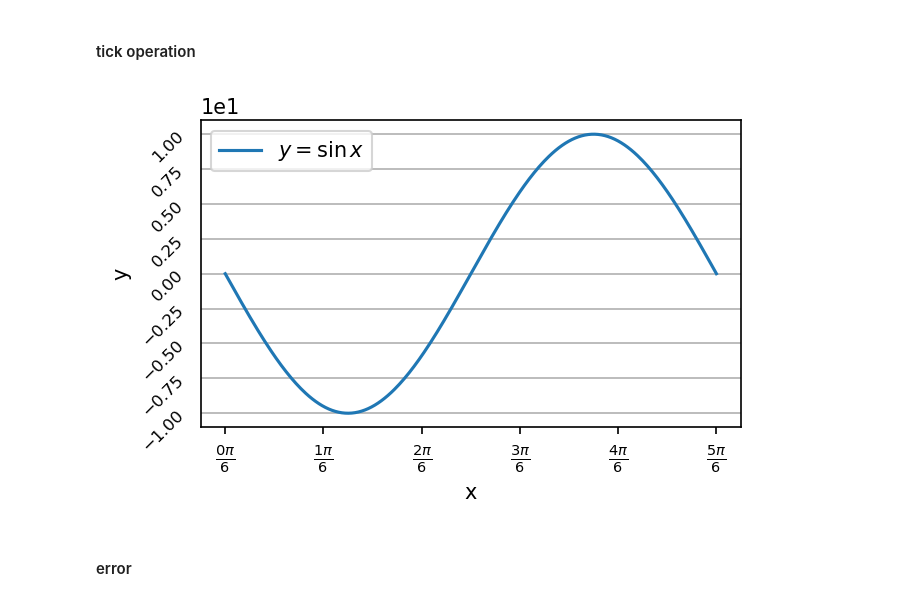
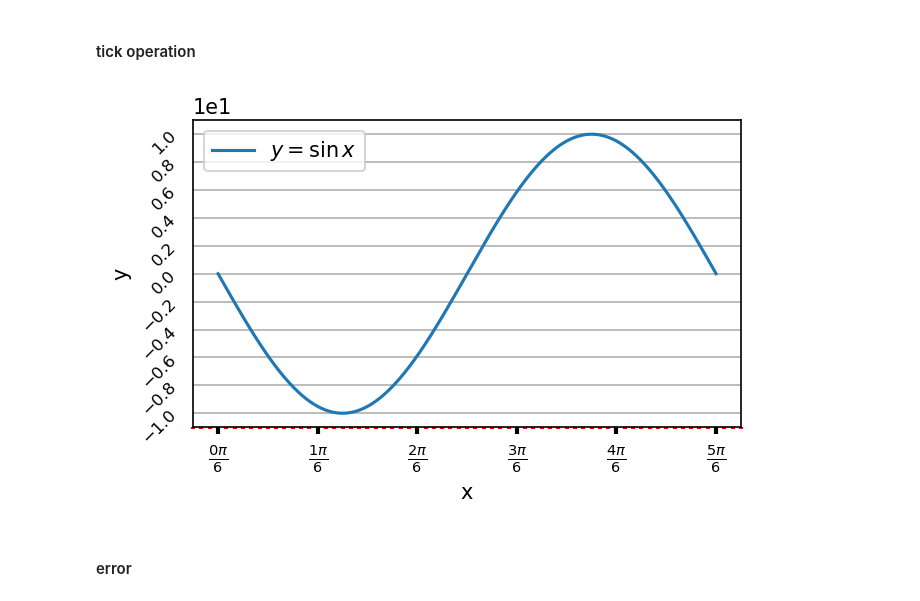
Before and after one commit to dw839566105/dw839566105.jekyll, a Jupyter notebook: ipynb/basics.ipynb, the cells around one changed output. Drawn from its saved outputs; the diff is of its cells as text; code cells hidden in the pictures.

```diff
--- a/ipynb/basics.ipynb
+++ b/ipynb/basics.ipynb
@@ -102,6 +119,7 @@ plt.close()
 # %% [markdown]
 #### tick operation
 # %%
+from matplotlib.ticker import (MultipleLocator, AutoMinorLocator)
 x = np.linspace(-np.pi, np.pi, 300)
 y = 1e1*np.sin(x)
 
@@ -114,37 +132,46 @@ ax.plot(x,y,label='$y=\sin x$')
 ax.set_xlabel('x')
 ax.set_ylabel('y')
 ax.legend(fontsize=10)
 
 
 # ticks
 ax.tick_params(which="both", bottom=True)
 ax.tick_params(which="both", left=False)
 
 # bins
 ax.locator_params(nbins=5, axis='x') # number
-ax.locator_params(nbins=10, axis='y')
+
+ax.yaxis.set_major_locator(MultipleLocator(2))
+# not for sci notation
+# ax.yaxis.set_major_formatter('{x:.0f}')
+ax.xaxis.set_minor_locator(MultipleLocator(np.pi/30))
+
+ax.tick_params(which='both', width=2)
 ax.tick_params(axis = 'y', which = 'major', labelsize = 8, rotation=45)
+ax.tick_params(which = 'minor', length=1, color='r')
 
 # modify ticklabel
 ax.set_xticks(np.linspace(-np.pi,np.pi, 6))
 ticklabel = []
 for index, tk in enumerate(ax.get_xticks()):
     ticklabel.append(r'$\frac{%d\pi}{6}$' % index)
+ax.set_xticklabels(ticklabel)
 
-# ax.set_xticklabels(ticklabel)
-ax.set_xticklabels(ticklabel)
+# may be convinient?
+# plt.xticks(np.linspace(-np.pi,np.pi, 6),
+#               [r'$\frac{%d\pi}{6}$' % i for i in range(6)])
 
 # in scientific notation
 ax.ticklabel_format(axis="y", style="sci", scilimits=(0,0))
 # plain is non-sci
 # (0,0) include all number, else (m,n)
 
 ax.yaxis.grid('ON')
 
 plt.show()
 plt.close()
 # %% [output]
-[figure, old version]
+[figure, new version]
 # %% [markdown]
 #### error
 # %%
```
Also changed, not shown: parts of 17 cells of this notebook, 4 other files.
